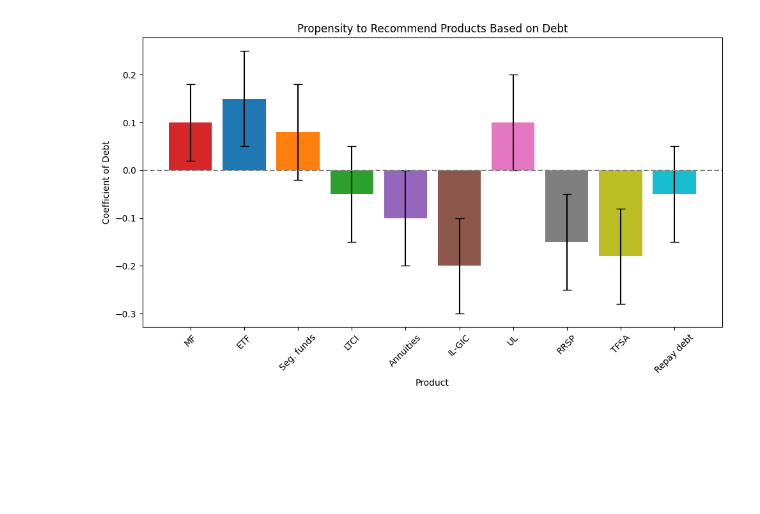
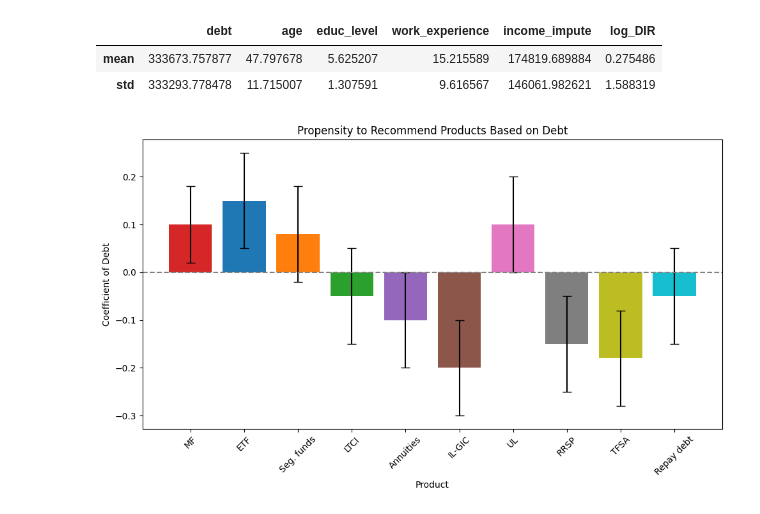
Before and after one commit to bordeauxlink/Wealth-Management-Term-project-Q3, a Jupyter notebook: q3 2.ipynb, the cells around one changed output. Drawn from its saved outputs; the diff is of its cells as text; code cells hidden in the pictures; blank space fills up the shorter version.

```diff
--- a/q3 2.ipynb
+++ b/q3 2.ipynb
@@ -106,6 +106,24 @@ Code 0: ETF
 Code 1: GIC
 Code 2: Mutual Fund
 Code 3: Seg. Funds
+# %%
+# Updating the code to include only independent variables for descriptive statistics
+variables_to_describe = [
+    'debt', 'age', 'educ_level', 'work_experience', 'income_impute', 'log_DIR'
+]
+
+# Filter data to include only the relevant variables and drop any remaining NaN values
+descriptive_data = data[variables_to_describe].dropna()
+
+# Calculate descriptive statistics for independent variables
+descriptive_stats = descriptive_data.describe().loc[['mean', 'std']]
+
+# Display descriptive statistics
+descriptive_stats
+# %% [output]
+|  | debt | age | educ_level | work_experience | income_impute | log_DIR |
+| mean | 333673.757877 | 47.797678 | 5.625207 | 15.215589 | 174819.689884 | 0.275486 |
+| std | 333293.778478 | 11.715007 | 1.307591 | 9.616567 | 146061.982621 | 1.588319 |
 # %%
 import matplotlib.pyplot as plt
 import numpy as np
```
Also changed, not shown: parts of 1 cell of this notebook, 3 other files.
